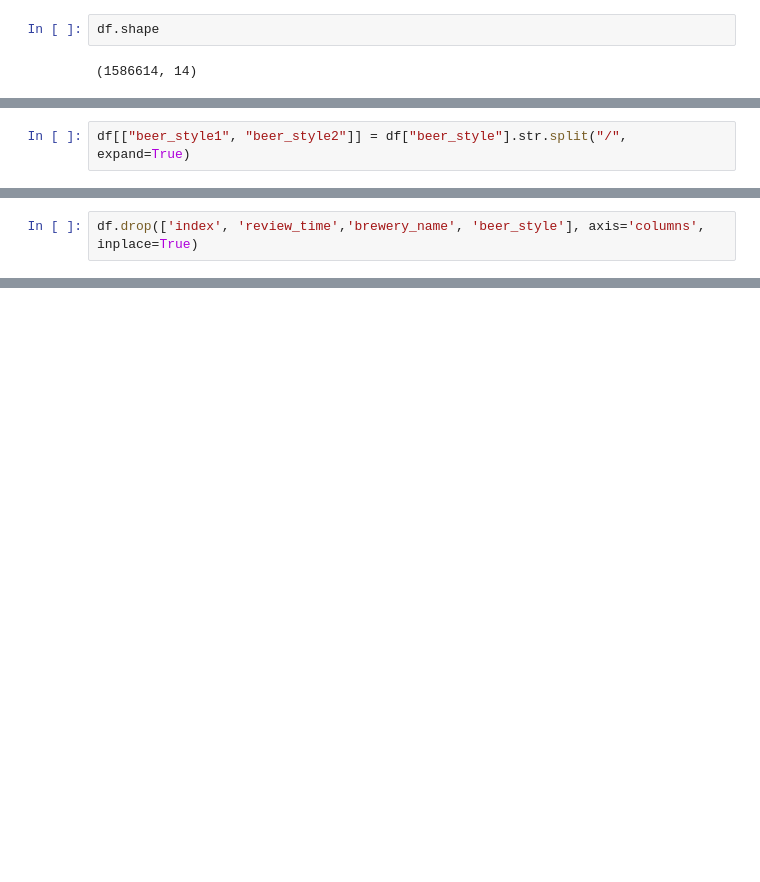
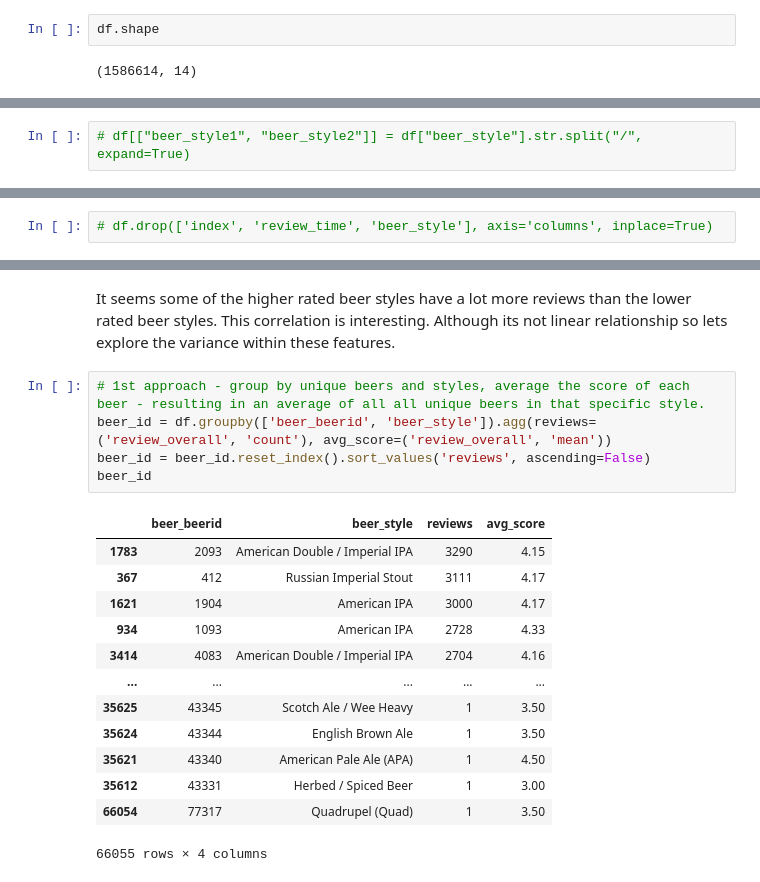
Before and after one commit to ErinPhillips/beer_recsys_final, a Jupyter notebook: beer_eda.ipynb, the cells around one changed output, grey strips where cells are left out. Saved outputs shown, nothing was run; the diff lists cells and outputs as text; blank space fills up the shorter version.

```diff
--- a/beer_eda.ipynb
+++ b/beer_eda.ipynb
@@ -103,2 +89,2 @@ array(['Hefeweizen', 'English Strong Ale', 'Foreign / Export Stout',
 # %%
-df[["beer_style1", "beer_style2"]] = df["beer_style"].str.split("/", expand=True)
+# df[["beer_style1", "beer_style2"]] = df["beer_style"].str.split("/", expand=True)
@@ -126,5 +93,5 @@ df.transpose()
 # %%
-df.drop(['index', 'review_time','brewery_name', 'beer_style'], axis='columns', inplace=True)
+# df.drop(['index', 'review_time', 'beer_style'], axis='columns', inplace=True)
 # %%
 numeric = df.select_dtypes(include=[np.number])
 numeric.columns
@@ -167,0 +240,21 @@ df = pd.get_dummies(df, columns=["beer_style1", "beer_style2"], drop_first=True)
+# %% [markdown]
+It seems some of the higher rated beer styles have a lot more reviews than the lower rated beer styles. This correlation is interesting. Although its not linear relationship so lets explore the variance within these features.
+# %%
+# 1st approach - group by unique beers and styles, average the score of each beer - resulting in an average of all all unique beers in that specific style.
+beer_id = df.groupby(['beer_beerid', 'beer_style']).agg(reviews=('review_overall', 'count'), avg_score=('review_overall', 'mean'))
+beer_id = beer_id.reset_index().sort_values('reviews', ascending=False)
+beer_id
+# %% [output]
+|  | beer_beerid | beer_style | reviews | avg_score |
+| 1783 | 2093 | American Double / Imperial IPA | 3290 | 4.15 |
+| 367 | 412 | Russian Imperial Stout | 3111 | 4.17 |
+| 1621 | 1904 | American IPA | 3000 | 4.17 |
+| 934 | 1093 | American IPA | 2728 | 4.33 |
+| 3414 | 4083 | American Double / Imperial IPA | 2704 | 4.16 |
+| ... | ... | ... | ... | ... |
+| 35625 | 43345 | Scotch Ale / Wee Heavy | 1 | 3.50 |
+| 35624 | 43344 | English Brown Ale | 1 | 3.50 |
+| 35621 | 43340 | American Pale Ale (APA) | 1 | 4.50 |
+| 35612 | 43331 | Herbed / Spiced Beer | 1 | 3.00 |
+| 66054 | 77317 | Quadrupel (Quad) | 1 | 3.50 |
+66055 rows × 4 columns
```
Also changed, not shown: parts of 28 cells of this notebook, 2 other files.
